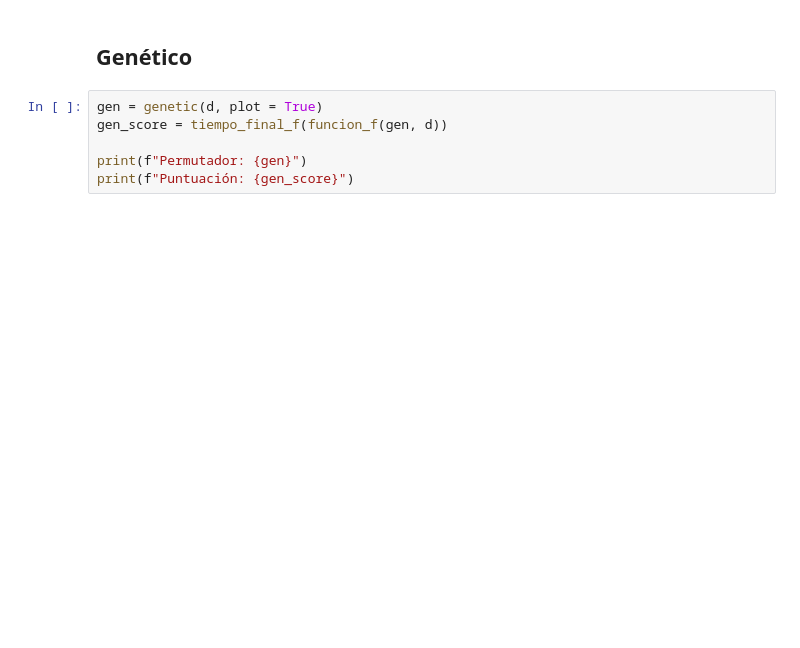
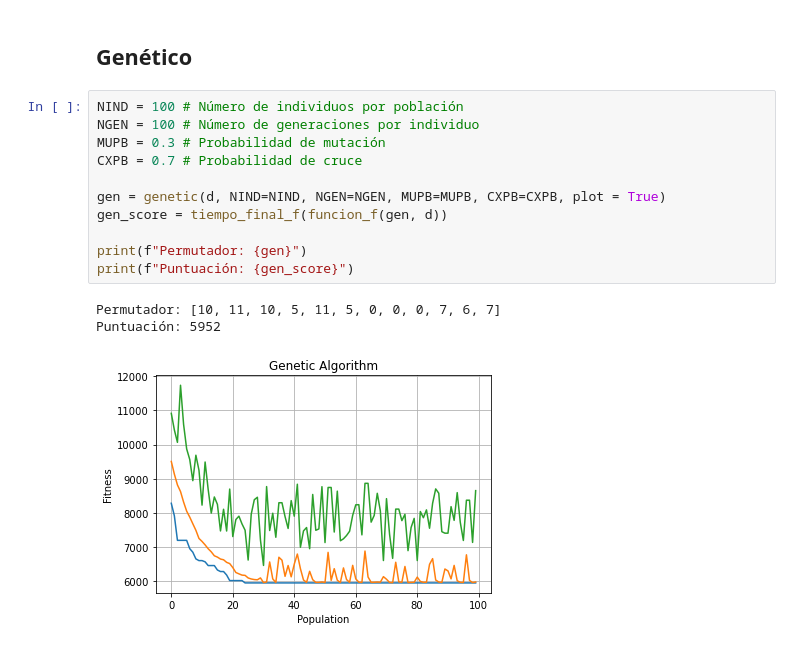
Before and after one commit to PabloSimonSainz/FlowShop, a Jupyter notebook: src/practica02.ipynb, the cells around one changed output. Cells and saved outputs as stored; diff of their text form; blank space fills up the shorter version.

```diff
--- a/src/practica02.ipynb
+++ b/src/practica02.ipynb
@@ -74,8 +120,17 @@ print(f"Puntuación: {rec_score}")
 # %% [markdown]
 ## Genético
 # %%
-gen = genetic(d, plot = True)
+NIND = 100 # Número de individuos por población
+NGEN = 100 # Número de generaciones por individuo
+MUPB = 0.3 # Probabilidad de mutación
+CXPB = 0.7 # Probabilidad de cruce
+
+gen = genetic(d, NIND=NIND, NGEN=NGEN, MUPB=MUPB, CXPB=CXPB, plot = True)
 gen_score = tiempo_final_f(funcion_f(gen, d))
 
 print(f"Permutador: {gen}")
 print(f"Puntuación: {gen_score}")
+# %% [output]
+Permutador: [10, 11, 10, 5, 11, 5, 0, 0, 0, 7, 6, 7]
+Puntuación: 5952
+[figure, added]
```
Also changed, not shown: parts of 10 cells of this notebook, 4 other files.
